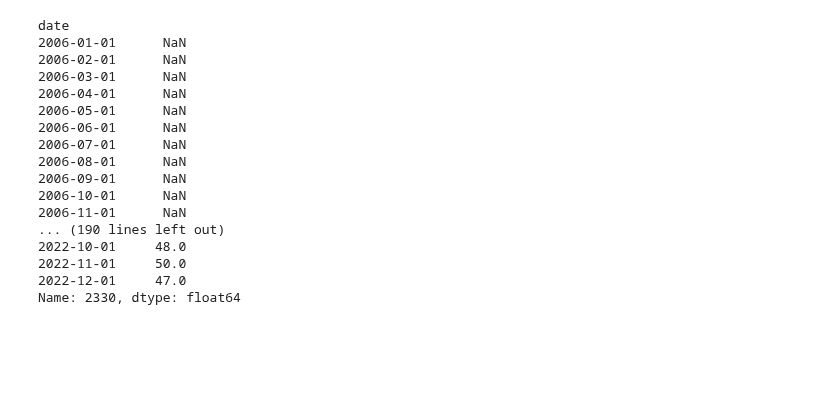
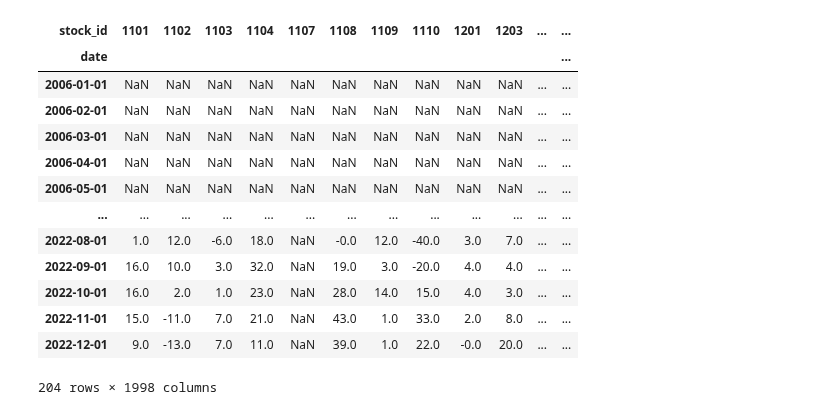
Before and after one commit to pkh-forresthsia/beTrue, a Jupyter notebook: revenue.ipynb, the cells around one changed output. Drawn from its saved outputs; the diff is of its cells as text; code cells hidden in the pictures; blank space fills up the shorter version.

```diff
--- a/revenue.ipynb
+++ b/revenue.ipynb
@@ -28,22 +48,20 @@ revenue
 # %%
-nPeriodIncrease=dataTrans.nPeriodIncrease(12,revenue,3)
+priod3Increase=dataTrans.nPeriodIncrease(12,revenue,3)
+priod3Increase
+# %% [output]
+| stock_id | 1101 | 1102 | 1103 | 1104 | 1107 | 1108 | 1109 | 1110 | 1201 | 1203 | ... | ... |
+| date |  |  |  |  |  |  |  |  |  |  |  | ... |
+| 2006-01-01 | NaN | NaN | NaN | NaN | NaN | NaN | NaN | NaN | NaN | NaN | ... | ... |
+| 2006-02-01 | NaN | NaN | NaN | NaN | NaN | NaN | NaN | NaN | NaN | NaN | ... | ... |
+| 2006-03-01 | NaN | NaN | NaN | NaN | NaN | NaN | NaN | NaN | NaN | NaN | ... | ... |
+| 2006-04-01 | NaN | NaN | NaN | NaN | NaN | NaN | NaN | NaN | NaN | NaN | ... | ... |
+| 2006-05-01 | NaN | NaN | NaN | NaN | NaN | NaN | NaN | NaN | NaN | NaN | ... | ... |
+| ... | ... | ... | ... | ... | ... | ... | ... | ... | ... | ... | ... | ... |
+| 2022-08-01 | 1.0 | 12.0 | -6.0 | 18.0 | NaN | -0.0 | 12.0 | -40.0 | 3.0 | 7.0 | ... | ... |
+| 2022-09-01 | 16.0 | 10.0 | 3.0 | 32.0 | NaN | 19.0 | 3.0 | -20.0 | 4.0 | 4.0 | ... | ... |
+| 2022-10-01 | 16.0 | 2.0 | 1.0 | 23.0 | NaN | 28.0 | 14.0 | 15.0 | 4.0 | 3.0 | ... | ... |
+| 2022-11-01 | 15.0 | -11.0 | 7.0 | 21.0 | NaN | 43.0 | 1.0 | 33.0 | 2.0 | 8.0 | ... | ... |
+| 2022-12-01 | 9.0 | -13.0 | 7.0 | 11.0 | NaN | 39.0 | 1.0 | 22.0 | -0.0 | 20.0 | ... | ... |
+204 rows × 1998 columns
 # %%
-nPeriodIncrease['2330']
+priod3Increase1=priod3Increase.reset_index
-# %% [output]
-date
-2006-01-01      NaN
-2006-02-01      NaN
-2006-03-01      NaN
-2006-04-01      NaN
-2006-05-01      NaN
-2006-06-01      NaN
-2006-07-01      NaN
-2006-08-01      NaN
-2006-09-01      NaN
-2006-10-01      NaN
-2006-11-01      NaN
-... (190 lines left out)
-2022-10-01     48.0
-2022-11-01     50.0
-2022-12-01     47.0
-Name: 2330, dtype: float64
```
Also changed, not shown: parts of 9 cells of this notebook, 1 other file.
